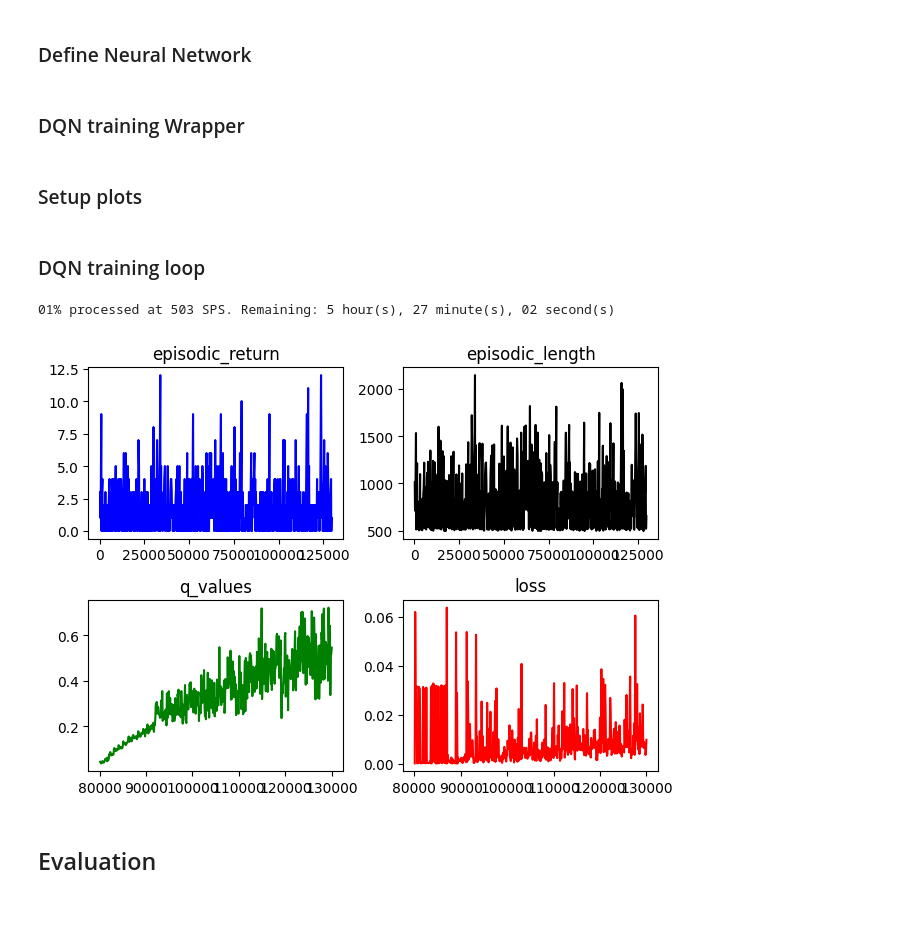
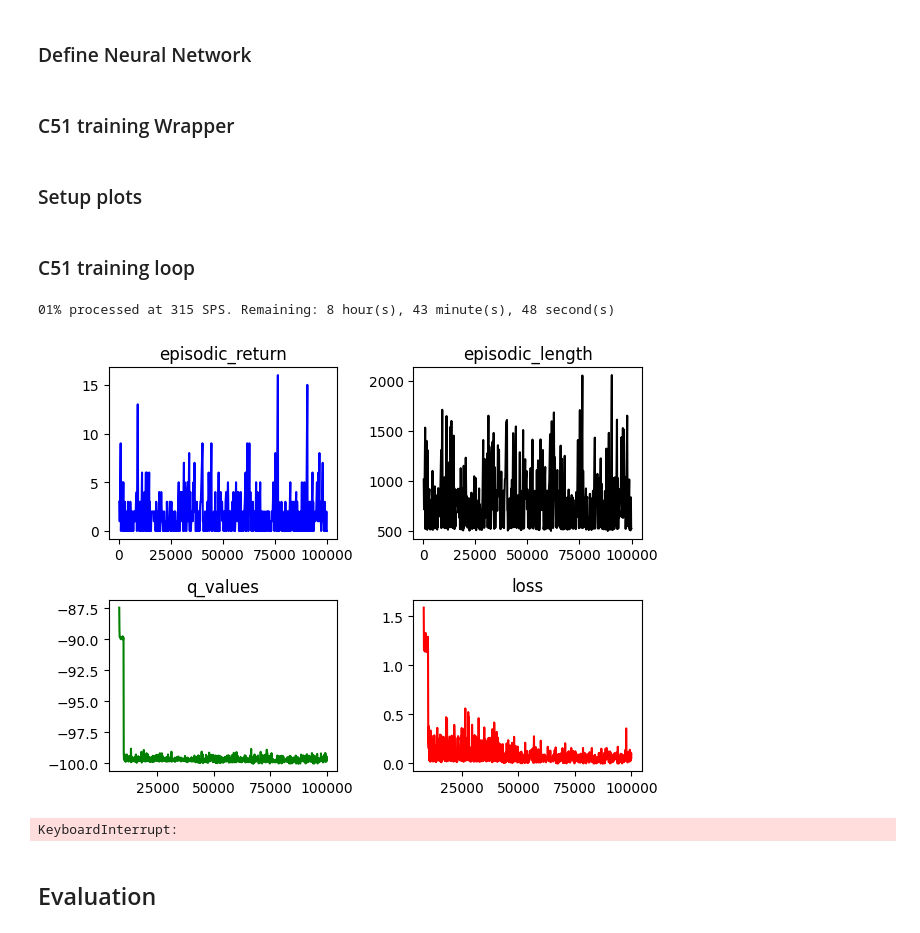
Before and after one commit to rodrigobaron/torch-rl, a Jupyter notebook: notebooks/c51_atari.ipynb, the cells around one changed output. Drawn from its saved outputs; the diff is of its cells as text; code cells hidden in the pictures.

```diff
--- a/notebooks/c51_atari.ipynb
+++ b/notebooks/c51_atari.ipynb
@@ -153,7 +171,7 @@ FloatText(value=1.0, description='start-e', tooltip='the starting epsilon for ex
 # %%
 args = parser.parse()
 
-run_name = f"{args.env_id}__dqn__{args.seed}__{int(time.time())}"
+run_name = f"{args.env_id}__c51__{args.seed}__{int(time.time())}"
 device = torch.device("cuda" if torch.cuda.is_available() and args.cuda else "cpu")
 seed_everything(args.seed, args.torch_deterministic)
 display(f"using device {device}")
@@ -235,8 +253,12 @@ plt.show()
 ### Define Neural Network
 # %%
 class QNetwork(nn.Module):
-    def __init__(self, env):
+    def __init__(self, env, n_atoms=101, v_min=-100, v_max=100):
         super().__init__()
+        self.env = env
+        self.n_atoms = n_atoms
+        self.register_buffer("atoms", torch.linspace(v_min, v_max, steps=n_atoms))
+        self.n = env.single_action_space.n
         self.network = nn.Sequential(
             nn.Conv2d(4, 32, 8, stride=4),
             nn.ReLU(),
@@ -247,32 +269,38 @@ class QNetwork(nn.Module):
             nn.Flatten(),
             nn.Linear(3136, 512),
             nn.ReLU(),
-            nn.Linear(512, env.single_action_space.n),
+            nn.Linear(512, self.n * n_atoms),
         )
 
-    def forward(self, x):
-        return self.network(x / 255.0)
+    def get_action(self, x, action=None):
+        logits = self.network(x / 255.0)
+        # probability mass function for each action
+        pmfs = torch.softmax(logits.view(len(x), self.n, self.n_atoms), dim=2)
+        q_values = (pmfs * self.atoms).sum(2)
+        if action is None:
+            action = torch.argmax(q_values, 1)
+        return action, pmfs[torch.arange(len(x)), action]
 # %% [markdown]
-### DQN training Wrapper
+### C51 training Wrapper
 # %%
-from torch_rl.dqn import (
-    DQN,
-    DQNTrainingWrapper
+from torch_rl.c51 import (
+    C51,
+    C51TrainingWrapper
 )
 
 
-dqn = DQN(
+dqn = C51(
     model_func=lambda: QNetwork(envs),
     device=device
 ).to(device)
 
-wrapper = DQNTrainingWrapper(
+wrapper = C51TrainingWrapper(
     model = dqn,
     env=envs,
     device=device
 )
 
-optimizer = wrapper.get_optimizer(lr=args.learning_rate)
+optimizer = wrapper.get_optimizer(lr=args.learning_rate, eps=0.01 / args.batch_size)
 
 rb = wrapper.get_replay_buffer(
     buffer_size=args.buffer_size,
@@ -304,7 +332,7 @@ def plot_metric(global_step, ms, sps, show_model_metrics=True):
     sps.step(global_step)
     plot_metrics_notebook(ms, metric_list, color_list, sps=sps)
 # %% [markdown]
-### DQN training loop
+### C51 training loop
 # %%
 ms = MetricStore()
 sps = SPS(args.total_timesteps)
@@ -321,38 +349,40 @@ for global_step in range(args.total_timesteps):
         actions = np.array([envs.single_action_space.sample()
                             for _ in range(envs.num_envs)])
     else:
-        actions = dqn(torch.Tensor(obs).to(device)).cpu().numpy()
+        actions, pmf = dqn.get_q_action(torch.Tensor(obs).to(device))
+        actions = actions.cpu().numpy()
 
     next_obs, rewards, dones, infos = envs.step(actions)
 
     next_real_obs = handle_terminal_ob(next_obs, dones, infos)
     rb.add(obs, next_real_obs, actions, rewards, dones)
     obs = next_obs
 
     log_env_metrics(ms, global_step, infos)
 
     if global_step > args.learning_starts and global_step % args.train_frequency == 0:
         data = rb.sample(args.batch_size)
-        q_values, loss = wrapper.train_step(data, gamma=args.gamma)
+        q_values, loss = wrapper.train_step(data, gamma=args.gamma, n_atoms=args.n_atoms, v_min=args.v_min, v_max=args.v_max)
 
         if global_step % 100 == 0:
             ms.log_metric("q_values", q_values.mean().item(), step=global_step)
             ms.log_metric("loss", loss, step=global_step)
 
         optimizer.zero_grad()
         loss.backward()
         optimizer.step()
 
         if global_step % args.target_network_frequency == 0:
             dqn.update_target_network()
 
     if global_step > 0 and global_step % 10000 == 0:
         plot_metric(global_step, ms, sps, global_step > args.learning_starts)
 
 envs.close()
 # %% [output]
-01% processed at 503 SPS. Remaining: 5 hour(s), 27 minute(s), 02 second(s)
+01% processed at 315 SPS. Remaining: 8 hour(s), 43 minute(s), 48 second(s)
-[figure, old version]
+[figure, new version]
+KeyboardInterrupt:
 # %% [markdown]
 ## Evaluation
 # %%
```
Also changed, not shown: parts of 2 cells of this notebook, 6 other files.
